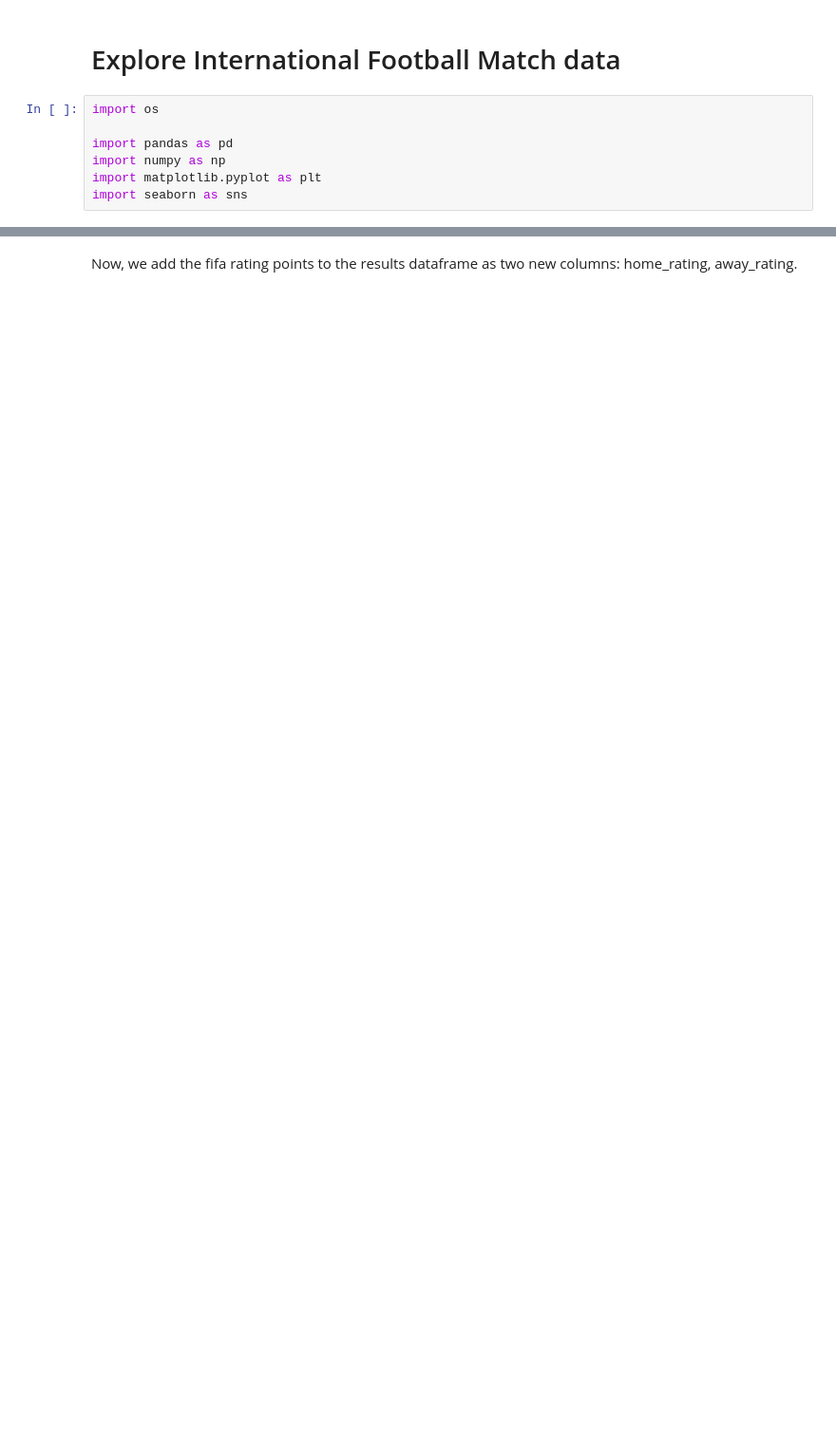
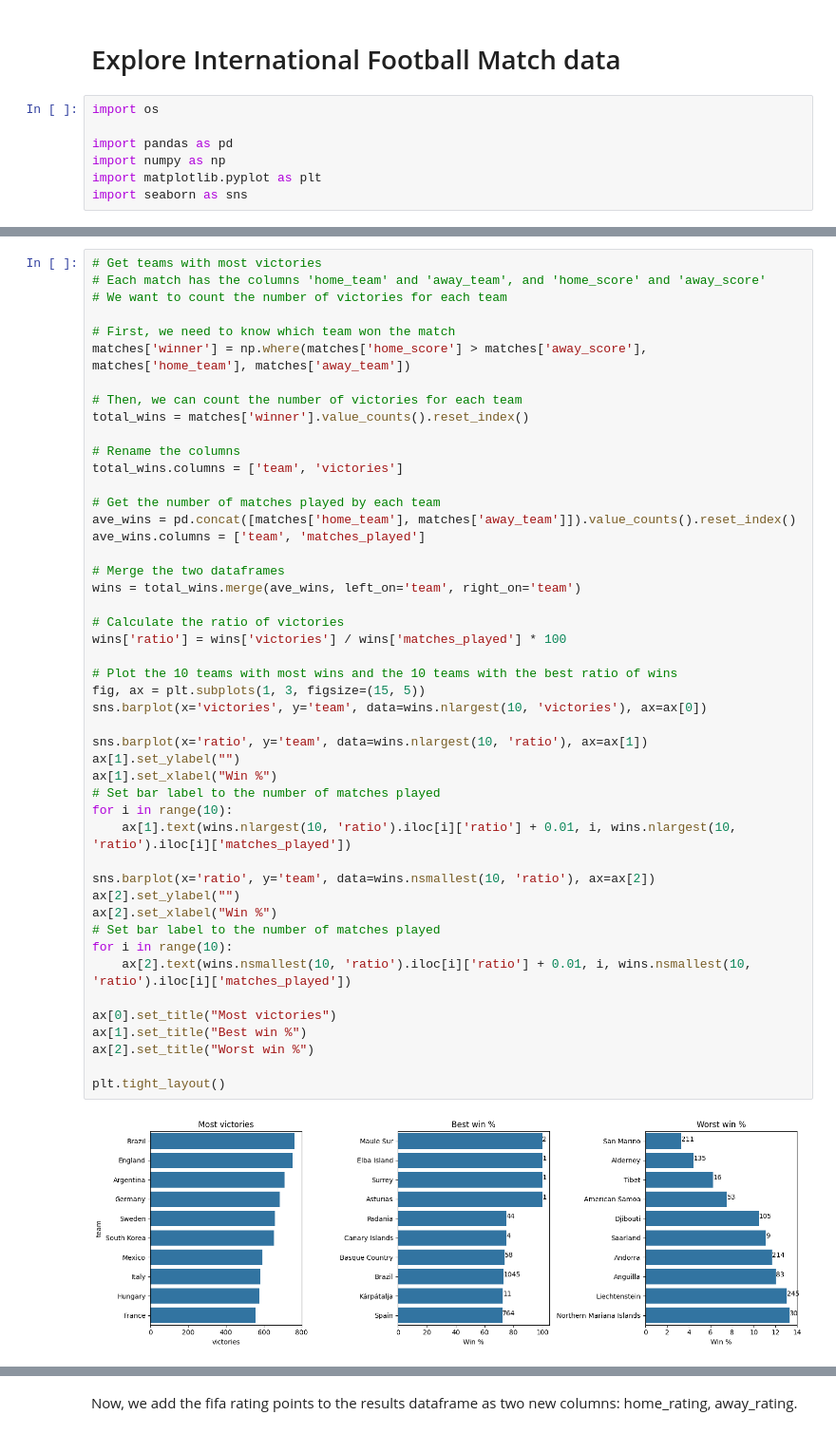
Before and after one commit to LauriKurki/football-insights, a Jupyter notebook: 01_exploration.ipynb, the cells around one changed output, grey strips where cells are left out. Shown at 95% size. Cells and saved outputs as stored; diff of their text form; blank space fills up the shorter version.

```diff
--- a/01_exploration.ipynb
+++ b/01_exploration.ipynb
@@ -30,0 +37,49 @@ matches = matches[matches['date'] >= '1993-01-01']
+# %%
+# Get teams with most victories
+# Each match has the columns 'home_team' and 'away_team', and 'home_score' and 'away_score'
+# We want to count the number of victories for each team
+
+# First, we need to know which team won the match
+matches['winner'] = np.where(matches['home_score'] > matches['away_score'], matches['home_team'], matches['away_team'])
+
+# Then, we can count the number of victories for each team
+total_wins = matches['winner'].value_counts().reset_index()
+
+# Rename the columns
+total_wins.columns = ['team', 'victories']
+
+# Get the number of matches played by each team
+ave_wins = pd.concat([matches['home_team'], matches['away_team']]).value_counts().reset_index()
+ave_wins.columns = ['team', 'matches_played']
+
+# Merge the two dataframes
+wins = total_wins.merge(ave_wins, left_on='team', right_on='team')
+
+# Calculate the ratio of victories
+wins['ratio'] = wins['victories'] / wins['matches_played'] * 100
+
+# Plot the 10 teams with most wins and the 10 teams with the best ratio of wins
+fig, ax = plt.subplots(1, 3, figsize=(15, 5))
+sns.barplot(x='victories', y='team', data=wins.nlargest(10, 'victories'), ax=ax[0])
+
+sns.barplot(x='ratio', y='team', data=wins.nlargest(10, 'ratio'), ax=ax[1])
+ax[1].set_ylabel("")
+ax[1].set_xlabel("Win %")
+# Set bar label to the number of matches played
+for i in range(10):
+    ax[1].text(wins.nlargest(10, 'ratio').iloc[i]['ratio'] + 0.01, i, wins.nlargest(10, 'ratio').iloc[i]['matches_played'])
+
+sns.barplot(x='ratio', y='team', data=wins.nsmallest(10, 'ratio'), ax=ax[2])
+ax[2].set_ylabel("")
+ax[2].set_xlabel("Win %")
+# Set bar label to the number of matches played
+for i in range(10):
+    ax[2].text(wins.nsmallest(10, 'ratio').iloc[i]['ratio'] + 0.01, i, wins.nsmallest(10, 'ratio').iloc[i]['matches_played'])
+
+ax[0].set_title("Most victories")
+ax[1].set_title("Best win %")
+ax[2].set_title("Worst win %")
+
+plt.tight_layout()
+# %% [output]
+[figure, added]
```
Also changed, not shown: parts of 12 cells of this notebook.
